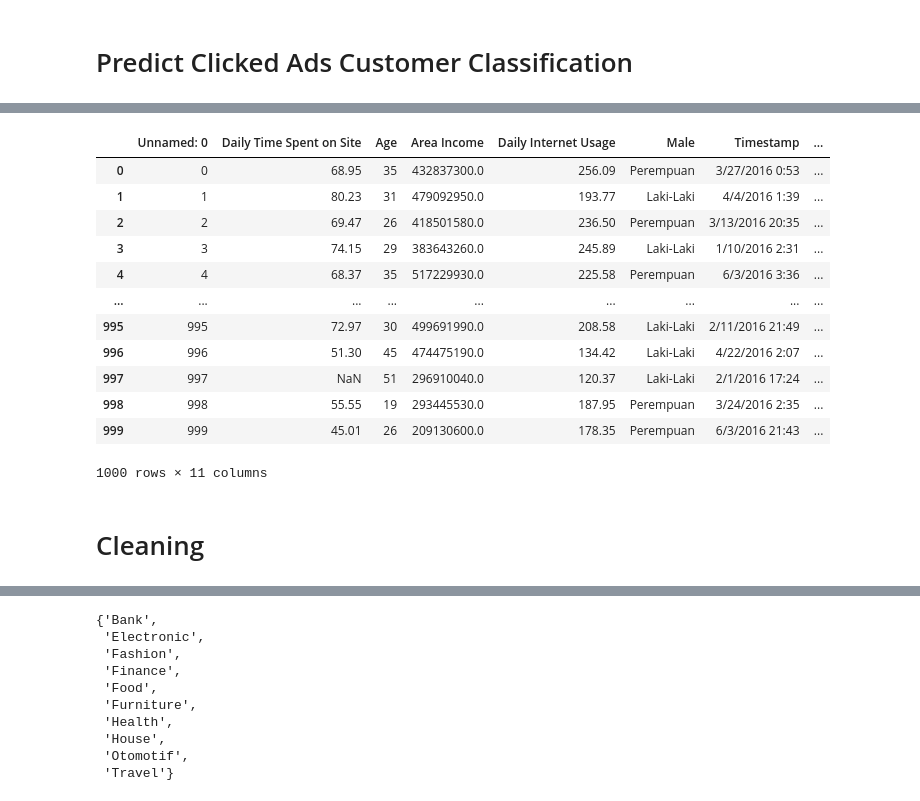
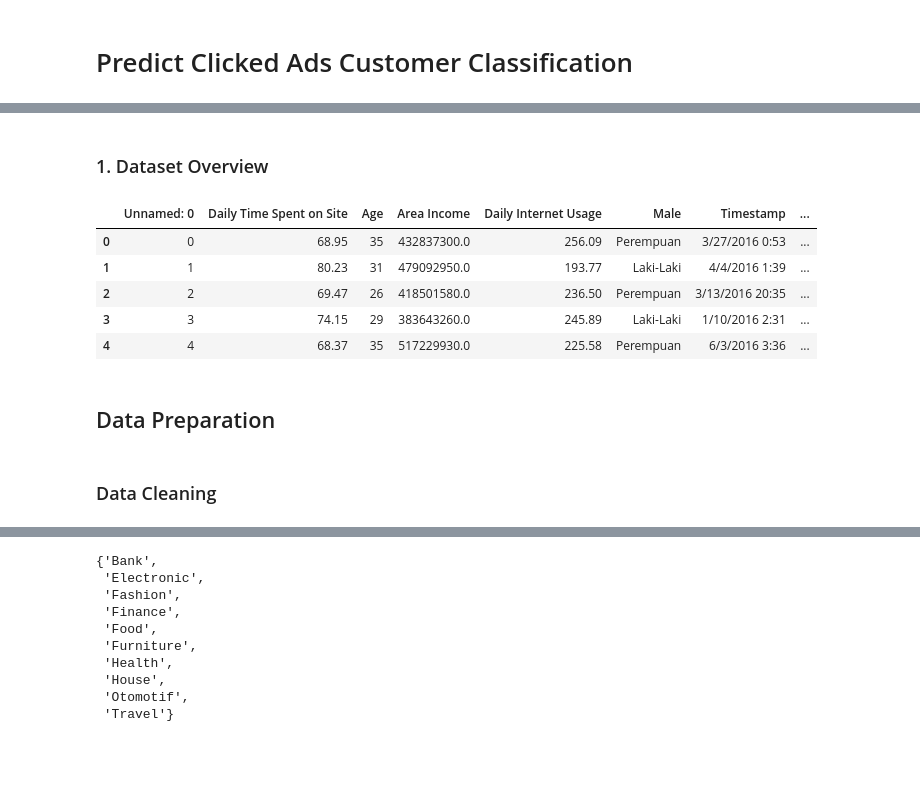
Before and after one commit to Beyoojn/predictclickads, a Jupyter notebook: advertisement.ipynb, the cells around one changed output, grey strips where cells are left out. Drawn from its saved outputs; the diff is of its cells as text; code cells hidden in the pictures; blank space fills up the shorter version.

```diff
--- a/advertisement.ipynb
+++ b/advertisement.ipynb
@@ -3,20 +27,17 @@
+# %% [markdown]
+### 1. Dataset Overview
 # %%
 import pandas as pd
 df = pd.read_csv('Clicked Ads Dataset.csv')
-df
+df.head()
 # %% [output]
 |  | Unnamed: 0 | Daily Time Spent on Site | Age | Area Income | Daily Internet Usage | Male | Timestamp | ... |
 | 0 | 0 | 68.95 | 35 | 432837300.0 | 256.09 | Perempuan | 3/27/2016 0:53 | ... |
 | 1 | 1 | 80.23 | 31 | 479092950.0 | 193.77 | Laki-Laki | 4/4/2016 1:39 | ... |
 | 2 | 2 | 69.47 | 26 | 418501580.0 | 236.50 | Perempuan | 3/13/2016 20:35 | ... |
 | 3 | 3 | 74.15 | 29 | 383643260.0 | 245.89 | Laki-Laki | 1/10/2016 2:31 | ... |
 | 4 | 4 | 68.37 | 35 | 517229930.0 | 225.58 | Perempuan | 6/3/2016 3:36 | ... |
-| ... | ... | ... | ... | ... | ... | ... | ... | ... |
-| 995 | 995 | 72.97 | 30 | 499691990.0 | 208.58 | Laki-Laki | 2/11/2016 21:49 | ... |
-| 996 | 996 | 51.30 | 45 | 474475190.0 | 134.42 | Laki-Laki | 4/22/2016 2:07 | ... |
-| 997 | 997 | NaN | 51 | 296910040.0 | 120.37 | Laki-Laki | 2/1/2016 17:24 | ... |
-| 998 | 998 | 55.55 | 19 | 293445530.0 | 187.95 | Perempuan | 3/24/2016 2:35 | ... |
-| 999 | 999 | 45.01 | 26 | 209130600.0 | 178.35 | Perempuan | 6/3/2016 21:43 | ... |
-1000 rows × 11 columns
+# %% [markdown]
+## Data Preparation
 # %% [markdown]
-# Cleaning
+### Data Cleaning
```
Also changed, not shown: parts of 23 cells of this notebook.
